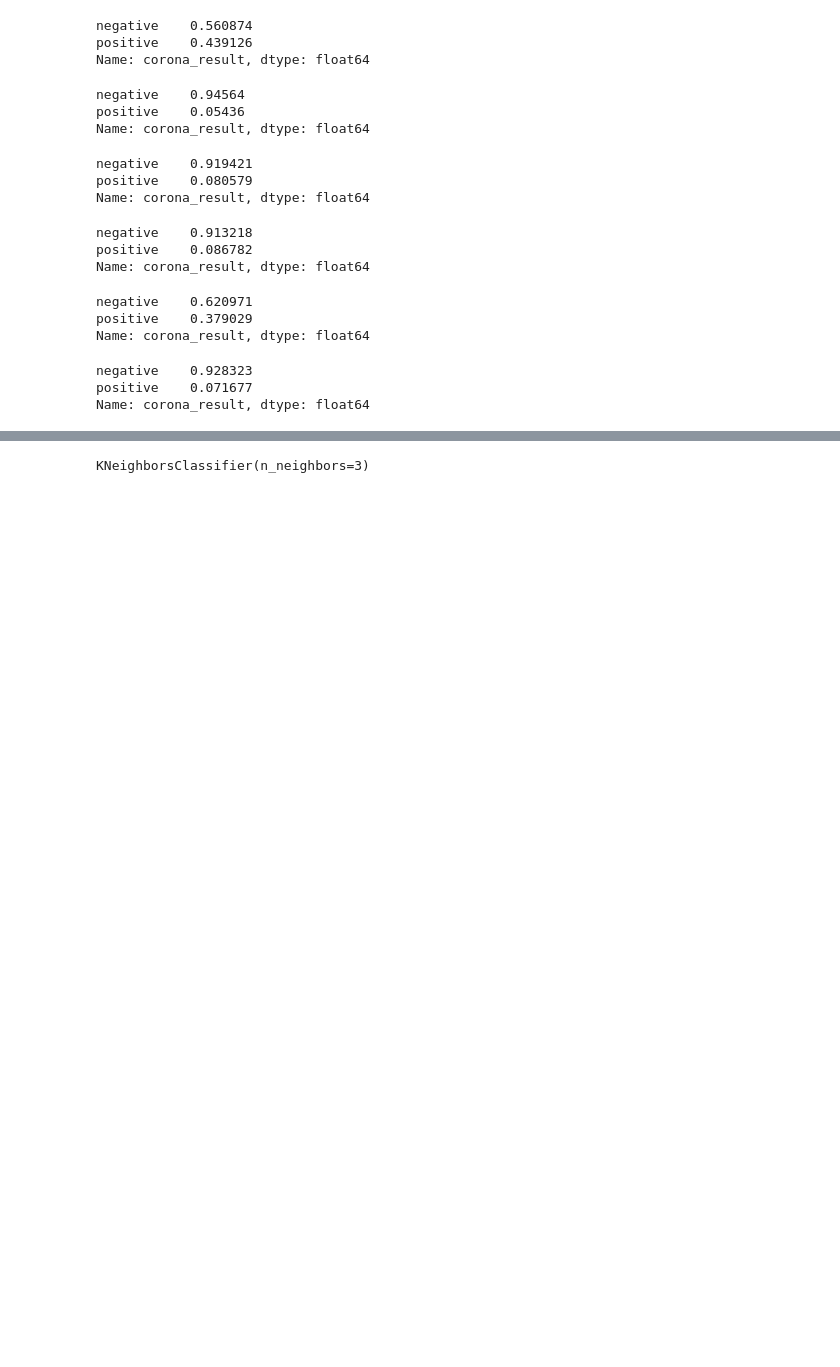
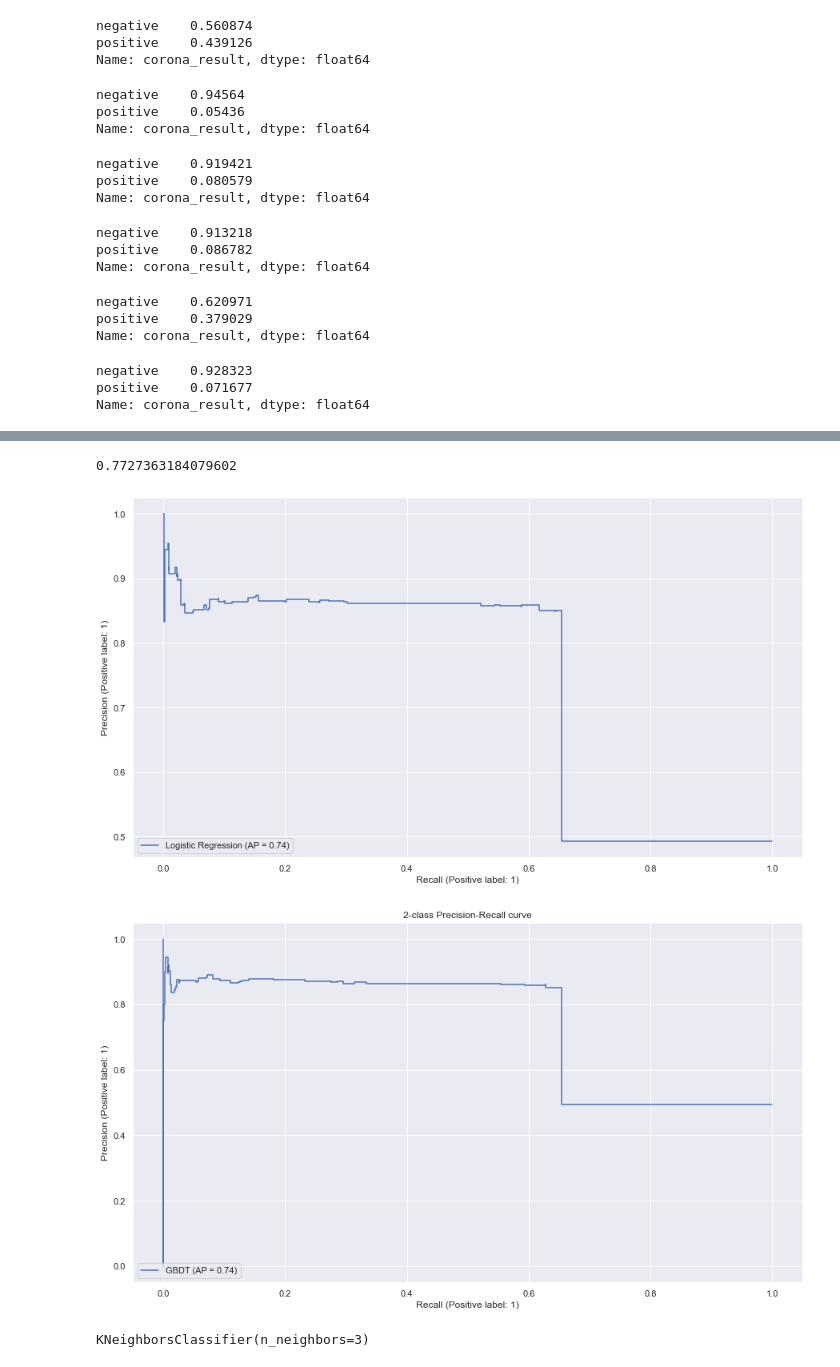
Before and after one commit to zgk2003/covid19_prediction, a Jupyter notebook: israel_detailed_data.ipynb, the cells around one changed output, grey strips where cells are left out. Drawn from its saved outputs; the diff is of its cells as text; code cells hidden in the pictures; blank space fills up the shorter version.

```diff
--- a/israel_detailed_data.ipynb
+++ b/israel_detailed_data.ipynb
@@ -283,10 +322,10 @@ dataset
 # %%
 train, test = train_test_split(dataset, test_size=0.005)
 # %%
-yTr = train['corona_result_positive']
-yTe = test['corona_result_positive']
-xTr = train[['cough', 'fever', 'sore_throat', 'shortness_of_breath', 'head_ache', 'test_indication_Abroad', 'test_indication_Contact with confirmed']]
-xTe = test[['cough', 'fever', 'sore_throat', 'shortness_of_breath', 'head_ache', 'test_indication_Abroad', 'test_indication_Contact with confirmed']]
+yTr = train['positive']
+yTe = test['positive']
+xTr = train[['cough', 'fever', 'sore_throat', 'breath_issues', 'head_ache', 'abroad', 'contact_traced']]
+xTe = test[['cough', 'fever', 'sore_throat', 'breath_issues', 'head_ache', 'abroad', 'contact_traced']]
 # %%
 model = LogisticRegression(random_state=0).fit(xTr, yTr)
 # %%
@@ -340,0 +371,21 @@ _ = display.ax_.set_title("2-class Precision-Recall curve")
+# %%
+gbdt = HistGradientBoostingClassifier(learning_rate = 0.01, max_iter = 10000).fit(xTr, yTr)
+# %%
+gbdt.score(xTe, yTe)
+# %% [output]
+0.7727363184079602
+# %%
+from sklearn.metrics import precision_recall_curve
+precision, recall, thresholds = precision_recall_curve(yTe, probs)
+# sns.lineplot(x = recall, y = precision)
+from sklearn.metrics import PrecisionRecallDisplay
+display = PrecisionRecallDisplay.from_estimator(
+    model, xTe, yTe, name="Logistic Regression"
+)
+display = PrecisionRecallDisplay.from_estimator(
+    gbdt, xTe, yTe, name="GBDT"
+)
+_ = display.ax_.set_title("2-class Precision-Recall curve")
+# %% [output]
+[figure, added]
+[figure, added]
```
Also changed, not shown: parts of 49 cells of this notebook, 14 other files.
